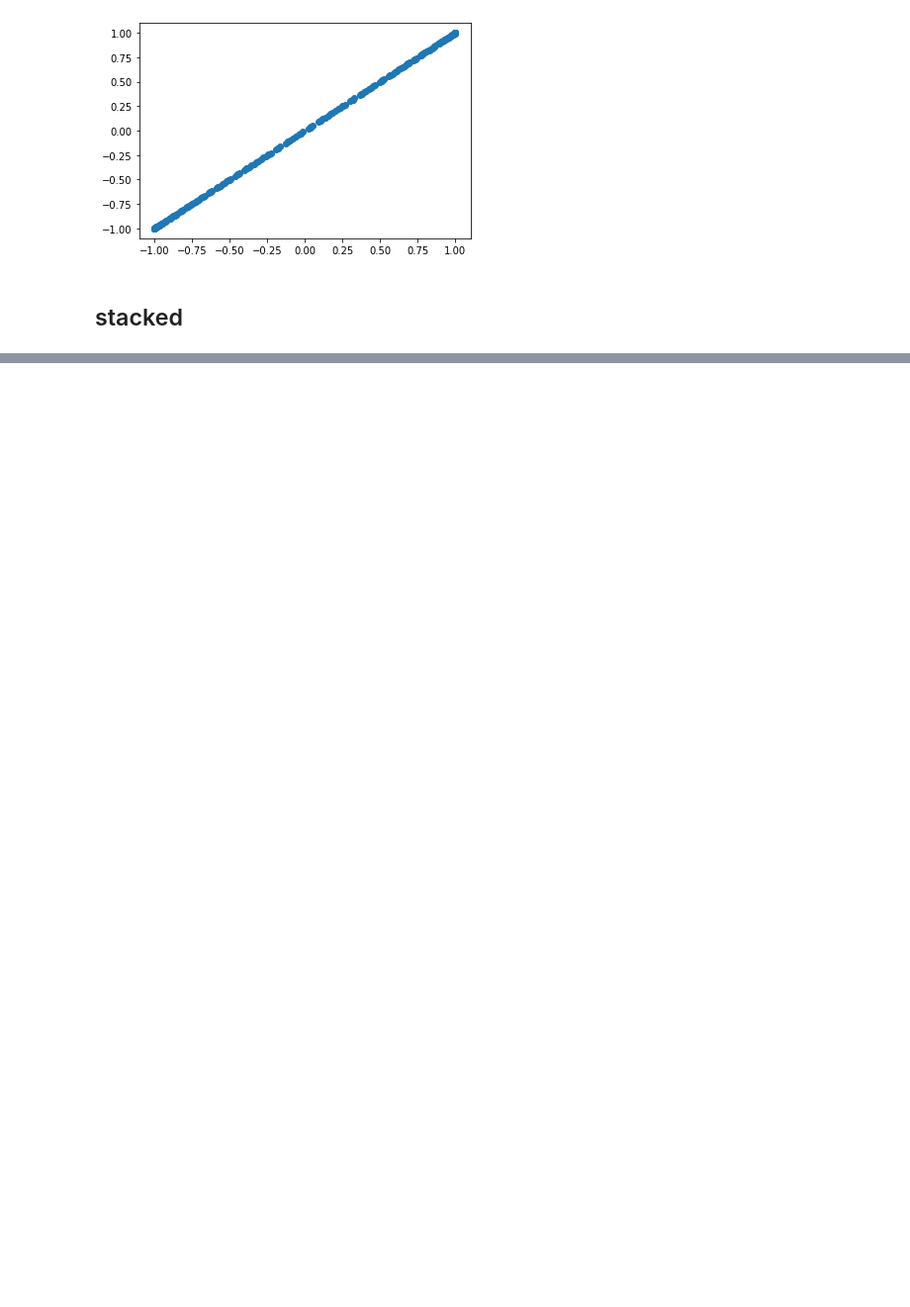
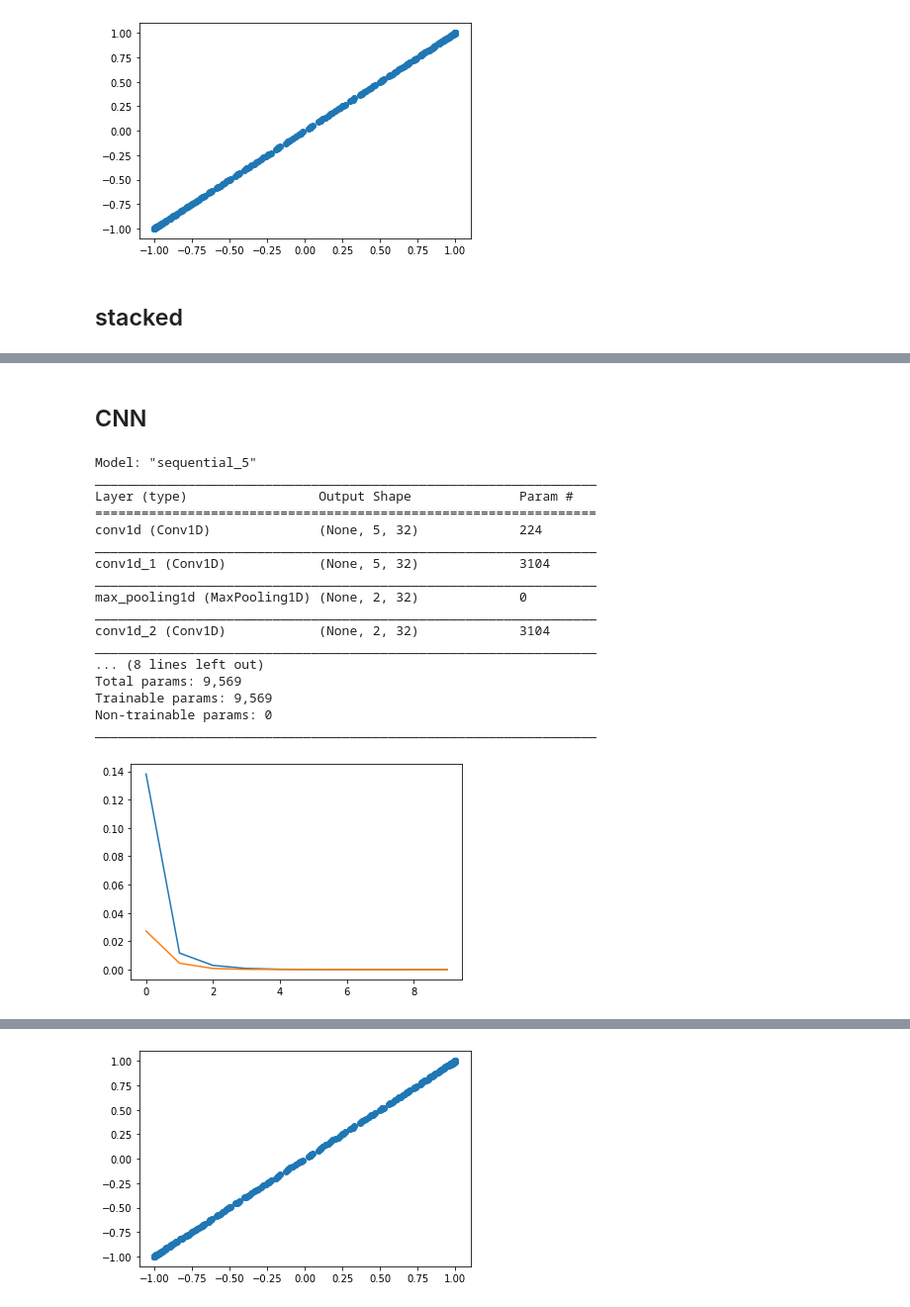
Before and after one commit to dhrim/cau_2021, a Jupyter notebook: material/deep_learning/template_multi_numeric_sequence_data_one_prediction.ipynb, the cells around one changed output, grey strips where cells are left out. Shown at 99% size. Drawn from its saved outputs; the diff is of its cells as text; code cells hidden in the pictures; blank space fills up the shorter version.

```diff
--- a/material/deep_learning/template_multi_numeric_sequence_data_one_prediction.ipynb
+++ b/material/deep_learning/template_multi_numeric_sequence_data_one_prediction.ipynb
@@ -398 +398,61 @@ mae= 0.0022625208366662264
 [figure]
+# %% [markdown]
+## CNN
+# %%
+from tensorflow import keras
+from tensorflow.keras.layers import Dense, RepeatVector, Flatten
+from tensorflow.keras.layers import Bidirectional, LSTM, GRU
+from tensorflow.keras.layers import Conv2D, MaxPooling2D, Conv1D, MaxPooling1D, Input, Reshape
+
+input_shape = train_x.shape[1:]
+# input_shape = (5,2)
+
+model = keras.Sequential()
+model.add(Conv1D(32, 3, padding="same", input_shape=input_shape))
+model.add(Conv1D(32, 3, padding="same"))
+model.add(MaxPooling1D())
+model.add(Conv1D(32, 3, padding="same"))
+model.add(Conv1D(32, 3, padding="same"))
+model.add(MaxPooling1D())
+model.add(Flatten())
+model.add(Dense(1))
+model.compile(loss="mse", optimizer="adam", metrics=["mae"])
+model.summary()
+
+history = model.fit(train_x, train_y, epochs=10, verbose=0, validation_split=0.1, batch_size=128)
+
+
+plt.plot(history.history['loss'])
+plt.plot(history.history['val_loss'])
+plt.show()
+
+
+
+loss, mae = model.evaluate(test_x, test_y)
+print("loss=", loss)
+print("mae=", mae)
+
+
+
+y_ = model.predict(test_x)
+plt.scatter(test_y, y_)
+plt.show()
+# %% [output]
+Model: "sequential_5"
+_________________________________________________________________
+Layer (type)                 Output Shape              Param #
+=================================================================
+conv1d (Conv1D)              (None, 5, 32)             224
+_________________________________________________________________
+conv1d_1 (Conv1D)            (None, 5, 32)             3104
+_________________________________________________________________
+max_pooling1d (MaxPooling1D) (None, 2, 32)             0
+_________________________________________________________________
+conv1d_2 (Conv1D)            (None, 2, 32)             3104
+_________________________________________________________________
+... (8 lines left out)
+Total params: 9,569
+Trainable params: 9,569
+Non-trainable params: 0
+_________________________________________________________________
+[figure, added]
@@ -398,0 +462 @@ mae= 0.0022625208366662264
+[figure, added]
```
Also changed, not shown: parts of 8 cells of this notebook, 1 other file.
